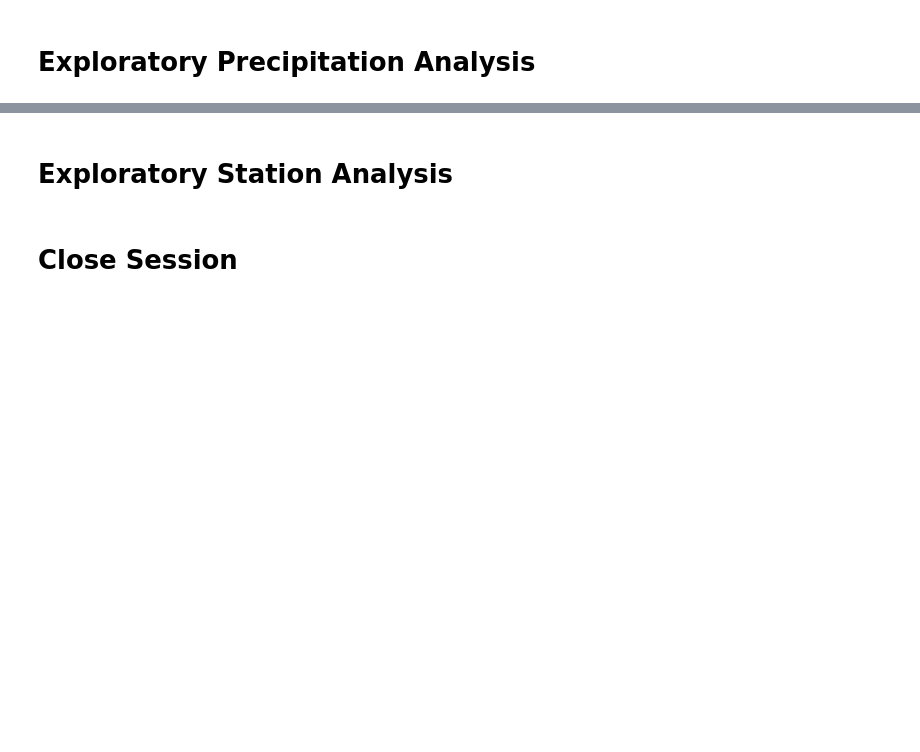
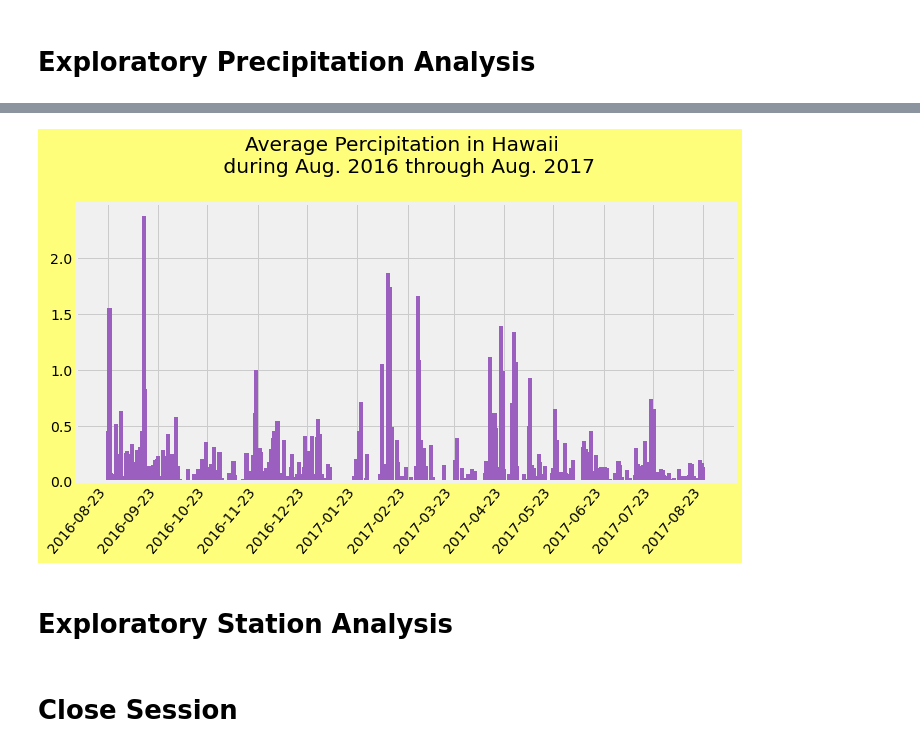
Before and after one commit to maxkrueger96/sqlalchemy-challenge, a Jupyter notebook: analysis.ipynb, the cells around one changed output, grey strips where cells are left out. Drawn from its saved outputs; the diff is of its cells as text; code cells hidden in the pictures; blank space fills up the shorter version.

Commit message:
started plotting

```diff
--- a/analysis.ipynb
+++ b/analysis.ipynb
@@ -29,6 +72,12 @@ engine = create_engine("sqlite:///Resources/hawaii.sqlite")
 # %%
 # Create our session (link) from Python to the DB
+session = Session(engine)
 # %% [markdown]
 # Exploratory Precipitation Analysis
 # %%
 # Find the most recent date in the data set.
+dates = session.query(Measurement.date)
+dates_asc = dates.order_by(Measurement.date)
+first_date = dates_asc.first().date
+
+first_date
@@ -51,0 +103,8 @@ engine = create_engine("sqlite:///Resources/hawaii.sqlite")
+# %%
+# Perform a query to retrieve the data and precipitation scores from the last 12 months
+p_scores = session.query(Measurement.date, func.round(func.avg(Measurement.prcp),4)).\
+    filter(Measurement.date >= prev_year_dt - dt.timedelta(days=1)).\
+    order_by(Measurement.date).\
+    group_by(Measurement.date).all()
+
+print(f"{p_scores[0:4]} ... [{p_scores[-1]}]")
@@ -51,0 +113,8 @@ engine = create_engine("sqlite:///Resources/hawaii.sqlite")
+# %%
+# Save the query results as a Pandas DataFrame and set the index to the date column
+p_df = pd.DataFrame(p_scores,columns = ["Date", "Precipitation"])
+p_df.set_index("Date",inplace=True)
+
+# Sort the dataframe by date
+p_df.sort_values("Date")
+p_df.head(5).style
@@ -51,0 +129,23 @@ engine = create_engine("sqlite:///Resources/hawaii.sqlite")
+# %%
+# Use Pandas Plotting with Matplotlib to plot the data
+noidx_dt = p_df.index.values
+plt_df = pd.DataFrame({'Dates': noidx_dt, 'Precipitation': p_df['Precipitation']})
+plt_df['Dates'] = pd.to_datetime(plt_df['Dates'])
+
+months =[]
+for x in plt_df['Dates']:
+    if x.day == 23:
+            months.append(f'{x.date()}')
+
+ax = plt_df.plot.bar(x = 'Dates',y= 'Precipitation',title="Average Percipitation in Hawaii \n during Aug. 2016 through Aug. 2017",legend=False,color="xkcd:amethyst",use_index=False,xlim=(plt_df['Dates'].iloc[0],plt_df['Dates'].iloc[-1]),width=2.5,figsize=(10,7))
+ax.set_xticks([plt_df.index.get_loc(m) for m in months])
+ax.xaxis.set_ticklabels(months)
+ax.figure.set_facecolor(color='xkcd:light yellow')
+ax.figure.tight_layout()
+ax.autoscale(tight=False)
+plt.subplots_adjust(top=.75)
+for label in ax.get_xticklabels():
+        label.set_rotation(50)
+        label.set_horizontalalignment('right')
+# %% [output]
+[figure, added]
```
Also changed, not shown: parts of 17 cells of this notebook.
